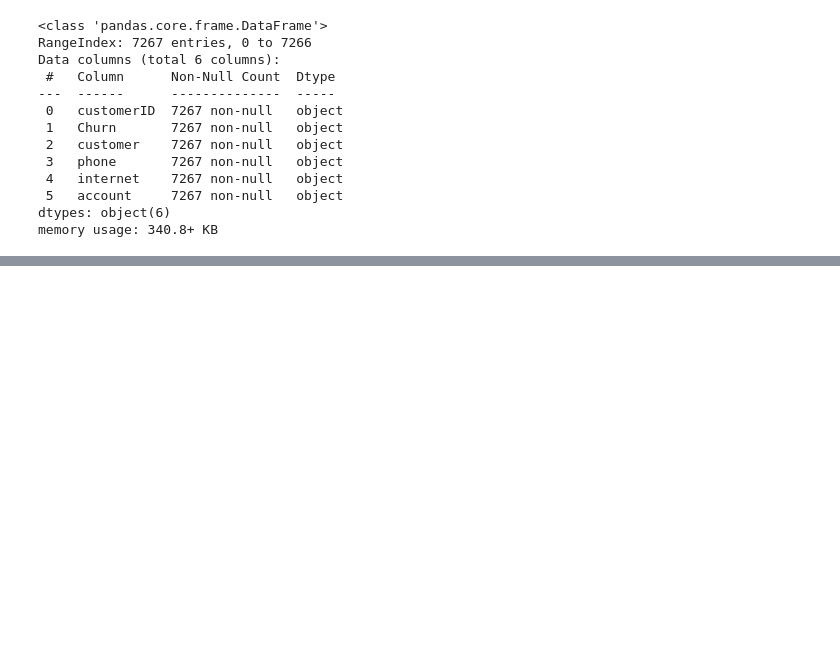
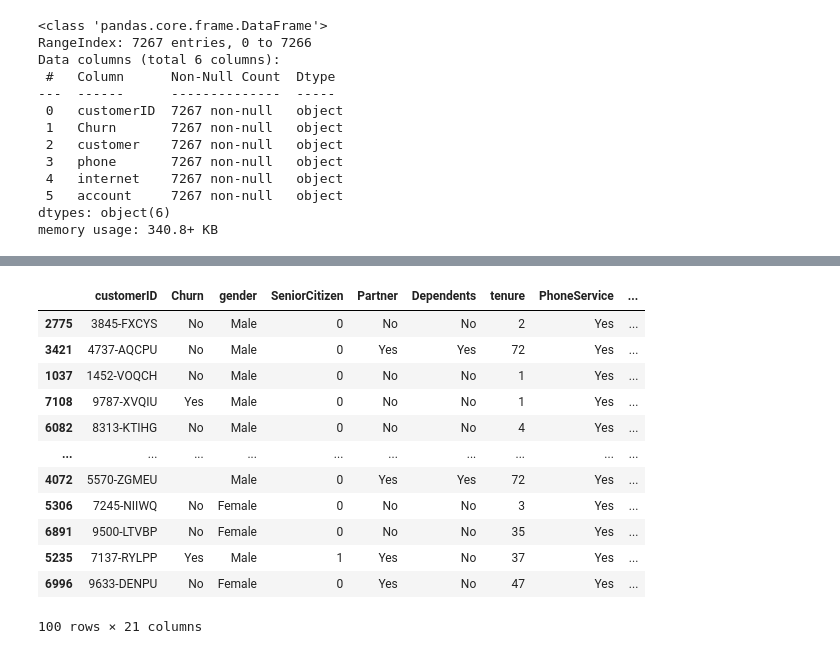
Before and after one commit to Yasna79/Challenge-Telecom-X_Alura_latam, a Jupyter notebook: Telecom_Latam0.ipynb, the cells around one changed output, grey strips where cells are left out. Saved outputs shown, nothing was run; the diff lists cells and outputs as text; code cells hidden in the pictures; blank space fills up the shorter version.

```diff
--- a/Telecom_Latam0.ipynb
+++ b/Telecom_Latam0.ipynb
@@ -39,0 +107,16 @@ customer_df = pd.json_normalize(df['customer'])
+# %%
+df.sample(100)
+# %% [output]
+|  | customerID | Churn | gender | SeniorCitizen | Partner | Dependents | tenure | PhoneService | ... |
+| 2775 | 3845-FXCYS | No | Male | 0 | No | No | 2 | Yes | ... |
+| 3421 | 4737-AQCPU | No | Male | 0 | Yes | Yes | 72 | Yes | ... |
+| 1037 | 1452-VOQCH | No | Male | 0 | No | No | 1 | Yes | ... |
+| 7108 | 9787-XVQIU | Yes | Male | 0 | No | No | 1 | Yes | ... |
+| 6082 | 8313-KTIHG | No | Male | 0 | No | No | 4 | Yes | ... |
+| ... | ... | ... | ... | ... | ... | ... | ... | ... | ... |
+| 4072 | 5570-ZGMEU |  | Male | 0 | Yes | Yes | 72 | Yes | ... |
+| 5306 | 7245-NIIWQ | No | Female | 0 | No | No | 3 | Yes | ... |
+| 6891 | 9500-LTVBP | No | Female | 0 | No | No | 35 | Yes | ... |
+| 5235 | 7137-RYLPP | Yes | Male | 1 | Yes | No | 37 | Yes | ... |
+| 6996 | 9633-DENPU | No | Female | 0 | Yes | No | 47 | Yes | ... |
+100 rows × 21 columns
```
Also changed, not shown: parts of 24 cells of this notebook.
